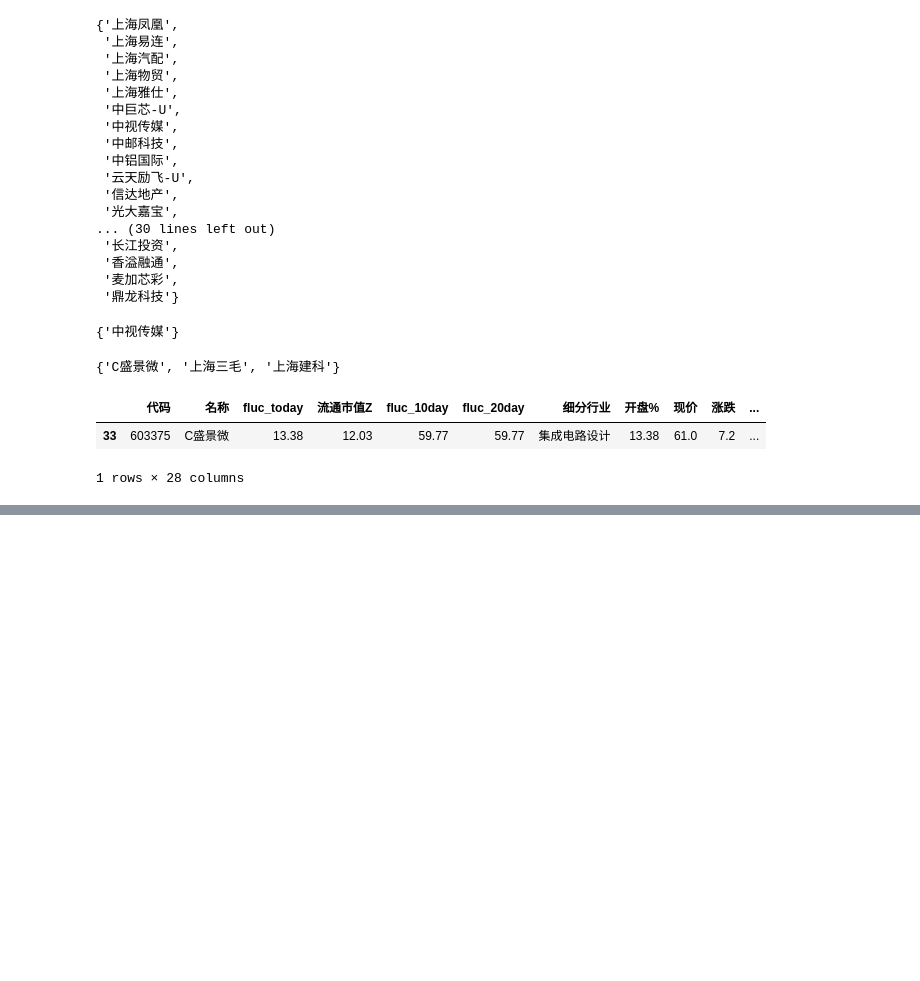
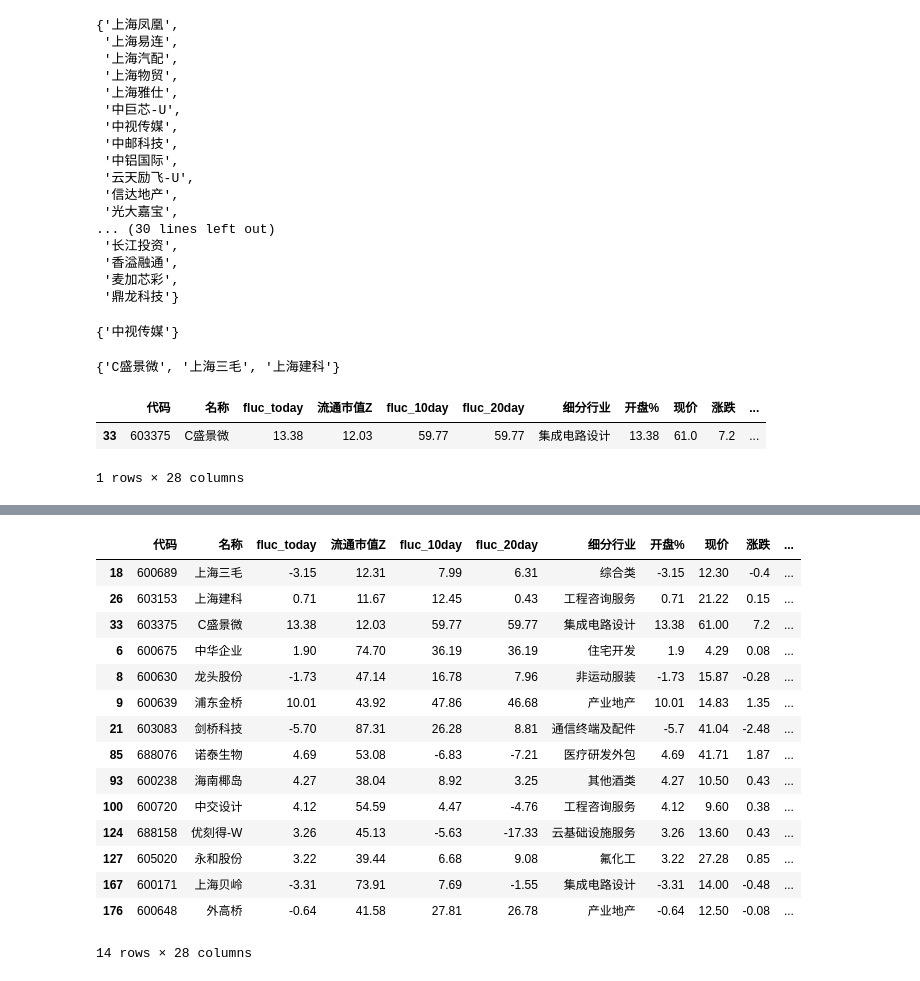
Before and after one commit to cosmo86/SE_crawler, a Jupyter notebook: src/Untitled.ipynb, the cells around one changed output, grey strips where cells are left out. Saved outputs shown, nothing was run; the diff lists cells and outputs as text; code cells hidden in the pictures; blank space fills up the shorter version.

```diff
--- a/src/Untitled.ipynb
+++ b/src/Untitled.ipynb
@@ -649,0 +757,19 @@ res_market_cap_35.query('名称=="C盛景微"')
+# %%
+smaller_than100_sh.query(f"名称 in {list(set_smaller_100_sh - true_set)}")
+# %% [output]
+|  | 代码 | 名称 | fluc_today | 流通市值Z | fluc_10day | fluc_20day | 细分行业 | 开盘% | 现价 | 涨跌 | ... |
+| 18 | 600689 | 上海三毛 | -3.15 | 12.31 | 7.99 | 6.31 | 综合类 | -3.15 | 12.30 | -0.4 | ... |
+| 26 | 603153 | 上海建科 | 0.71 | 11.67 | 12.45 | 0.43 | 工程咨询服务 | 0.71 | 21.22 | 0.15 | ... |
+| 33 | 603375 | C盛景微 | 13.38 | 12.03 | 59.77 | 59.77 | 集成电路设计 | 13.38 | 61.00 | 7.2 | ... |
+| 6 | 600675 | 中华企业 | 1.90 | 74.70 | 36.19 | 36.19 | 住宅开发 | 1.9 | 4.29 | 0.08 | ... |
+| 8 | 600630 | 龙头股份 | -1.73 | 47.14 | 16.78 | 7.96 | 非运动服装 | -1.73 | 15.87 | -0.28 | ... |
+| 9 | 600639 | 浦东金桥 | 10.01 | 43.92 | 47.86 | 46.68 | 产业地产 | 10.01 | 14.83 | 1.35 | ... |
+| 21 | 603083 | 剑桥科技 | -5.70 | 87.31 | 26.28 | 8.81 | 通信终端及配件 | -5.7 | 41.04 | -2.48 | ... |
+| 85 | 688076 | 诺泰生物 | 4.69 | 53.08 | -6.83 | -7.21 | 医疗研发外包 | 4.69 | 41.71 | 1.87 | ... |
+| 93 | 600238 | 海南椰岛 | 4.27 | 38.04 | 8.92 | 3.25 | 其他酒类 | 4.27 | 10.50 | 0.43 | ... |
+| 100 | 600720 | 中交设计 | 4.12 | 54.59 | 4.47 | -4.76 | 工程咨询服务 | 4.12 | 9.60 | 0.38 | ... |
+| 124 | 688158 | 优刻得-W | 3.26 | 45.13 | -5.63 | -17.33 | 云基础设施服务 | 3.26 | 13.60 | 0.43 | ... |
+| 127 | 605020 | 永和股份 | 3.22 | 39.44 | 6.68 | 9.08 | 氟化工 | 3.22 | 27.28 | 0.85 | ... |
+| 167 | 600171 | 上海贝岭 | -3.31 | 73.91 | 7.69 | -1.55 | 集成电路设计 | -3.31 | 14.00 | -0.48 | ... |
+| 176 | 600648 | 外高桥 | -0.64 | 41.58 | 27.81 | 26.78 | 产业地产 | -0.64 | 12.50 | -0.08 | ... |
+14 rows × 28 columns
```
Also changed, not shown: parts of 9 cells of this notebook, 14 other files.
